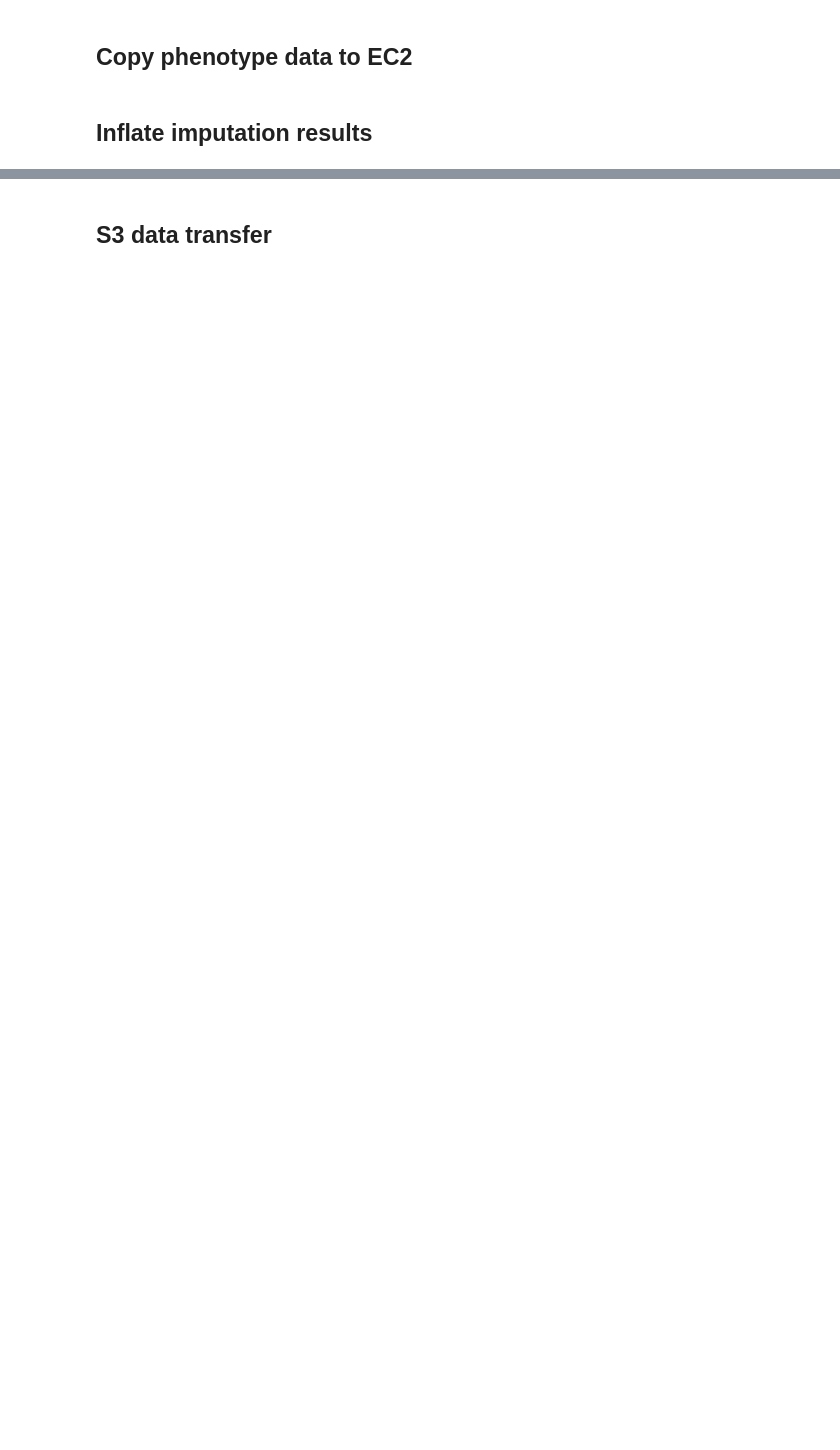
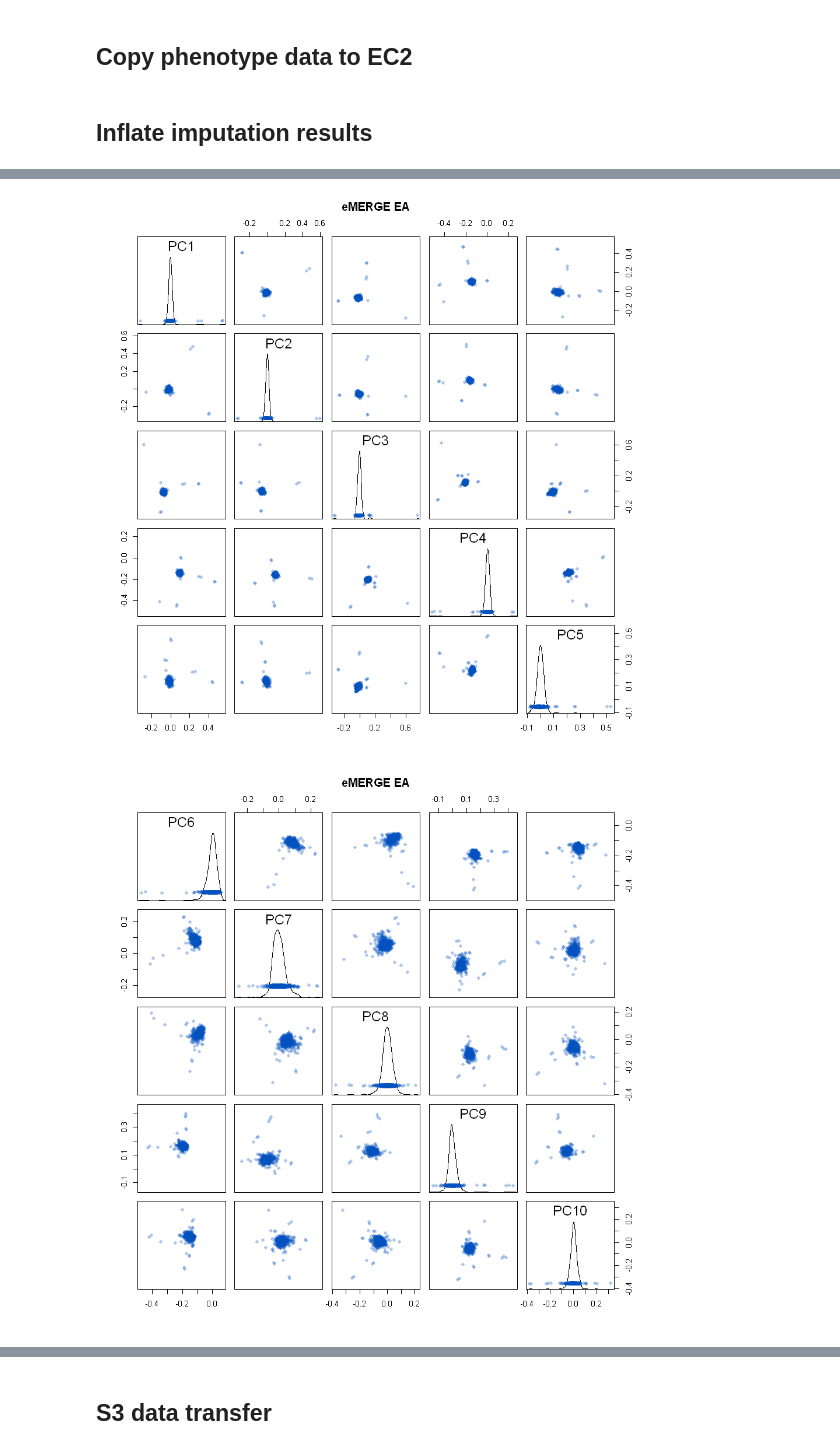
Before and after one commit to jaamarks/jaamarks_notebooks, a Jupyter notebook: Nicotine_Project/develop/20180327_emerge_FTND_GWAS.ipynb, the cells around one changed output, grey strips where cells are left out. Saved outputs shown, nothing was run; the diff lists cells and outputs as text; code cells hidden in the pictures; blank space fills up the shorter version.

```diff
--- a/Nicotine_Project/develop/20180327_emerge_FTND_GWAS.ipynb
+++ b/Nicotine_Project/develop/20180327_emerge_FTND_GWAS.ipynb
@@ -92,0 +345,8 @@ done
+# %%
+## R console ##
+# Load PCA data
+setwd(dir = "C:/Users/jmarks/Desktop/Projects/Nicotine/eMerge/eigenstrat/")
+options(stringsAsFactors=F)
+ea.evec <- read.table("ea_ld_pruned.pca.evec",
+                      comment.char="#", sep="", row.names=1)
+ea.evec[1:5,]
@@ -92,0 +360,43 @@ done
+# %%
+### R console ###
+
+# Function for plotting off-diagonal scatterplots
+plot.offdiag <- function(x, y, colors=label.colors){
+    #Make x and y axes equal
+    limits <- c(min(x,y), max(x,y)) * 1.3
+    par(usr = c(limits, limits))
+    points(x,y, col=colors, pch=16)
+}
+
+# Function for plotting diagonal density plots
+plot.diag <- function(x, colors=label.colors){
+    d <- density(x, bw=0.01, kernel="gaussian")
+    #Update plot axes limits
+    par(usr = c(range(d$x), range(d$y)*1.3))
+    points(d$x,d$y, type="l")
+    #Add PC values
+    points(x=x, y=jitter(rep(mean(d$y),times=d$n),factor=5), col=label.colors, pch=16)
+}
+
+#Run PCA and get % variance
+ea.dspace <- ea.evec[1:10] #transformed dataspace
+
+#Color label samples
+label.colors <- rgb(0,80,190,80, maxColorValue=255) #blue
+
+options(repr.plot.width=8, repr.plot.height=8)
+#Redefine outer margin
+par(oma = c(4, 1, 2, 1))
+pairs(x=ea.dspace[,1:5], panel=plot.offdiag, diag.panel=plot.diag,
+      labels=paste0("PC",1:5), label.pos=0.9, cex.labels=1.8)
+par(fig=c(0, 1, 0, 1), oma=c(0, 0, 0, 0), mar=c(0, 0, 1.5, 0), new=TRUE)
+plot(0, 0, type = "n", bty = "n", xaxt = "n", yaxt = "n", main="eMERGE EA", cex.main=1)
+
+par(oma = c(4, 1, 2, 1))
+pairs(x=ea.dspace[,6:10], panel=plot.offdiag, diag.panel=plot.diag,
+      labels=paste0("PC",6:10), label.pos=0.9, cex.labels=1.8)
+par(fig=c(0, 1, 0, 1), oma=c(0, 0, 0, 0), mar=c(0, 0, 1.5, 0), new=TRUE)
+plot(0, 0, type = "n", bty = "n", xaxt = "n", yaxt = "n", main="eMERGE EA", cex.main=1)
+# %% [output]
+[figure, added]
+[figure, added]
```
Also changed, not shown: parts of 39 cells of this notebook, 1 other file.
